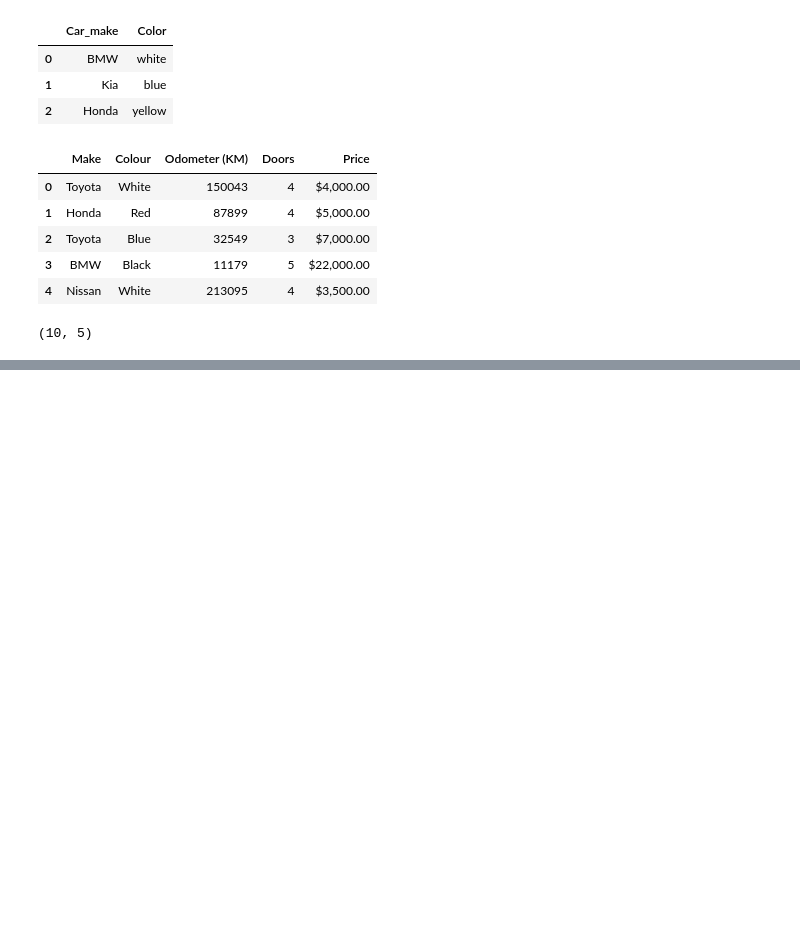
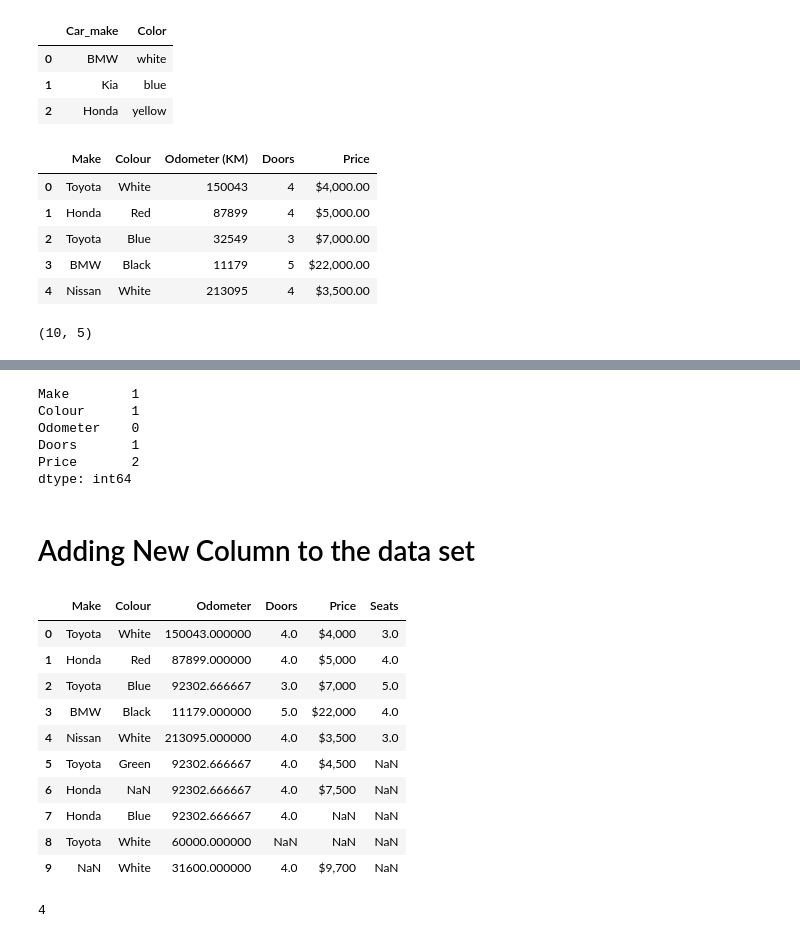
Before and after one commit to GKPSingh/PandasPractice, a Jupyter notebook: Pandas Practice.ipynb, the cells around one changed output, grey strips where cells are left out. Drawn from its saved outputs; the diff is of its cells as text; code cells hidden in the pictures; blank space fills up the shorter version.

```diff
--- a/Pandas Practice.ipynb
+++ b/Pandas Practice.ipynb
@@ -43,0 +156,3 @@ car_sales.shape
+# %%
+df = pd.read_csv('car-sales-missing-data.csv')
+df.head()
@@ -43,0 +166,3 @@ car_sales.shape
+# %%
+odometer_mean=df['Odometer'].mean()
+odometer_mean
@@ -43,0 +171,2 @@ car_sales.shape
+# %%
+df['Odometer'].fillna(odometer_mean, inplace=True)
@@ -43,0 +182,34 @@ car_sales.shape
+# %%
+df.isna().sum()
+# %% [output]
+Make        1
+Colour      1
+Odometer    0
+Doors       1
+Price       2
+dtype: int64
+# %% [markdown]
+# Adding New Column to the data set
+# %%
+# Making a series
+seats_column=pd.Series([3,4,5,4,3])
+# New Column
+df['Seats']=seats_column
+df
+# %% [output]
+|  | Make | Colour | Odometer | Doors | Price | Seats |
+| 0 | Toyota | White | 150043.000000 | 4.0 | $4,000 | 3.0 |
+| 1 | Honda | Red | 87899.000000 | 4.0 | $5,000 | 4.0 |
+| 2 | Toyota | Blue | 92302.666667 | 3.0 | $7,000 | 5.0 |
+| 3 | BMW | Black | 11179.000000 | 5.0 | $22,000 | 4.0 |
+| 4 | Nissan | White | 213095.000000 | 4.0 | $3,500 | 3.0 |
+| 5 | Toyota | Green | 92302.666667 | 4.0 | $4,500 | NaN |
+| 6 | Honda | NaN | 92302.666667 | 4.0 | $7,500 | NaN |
+| 7 | Honda | Blue | 92302.666667 | 4.0 | NaN | NaN |
+| 8 | Toyota | White | 60000.000000 | NaN | NaN | NaN |
+| 9 | NaN | White | 31600.000000 | 4.0 | $9,700 | NaN |
+# %%
+seat_mean = round(df['Seats'].mean())
+seat_mean
+# %% [output]
+4
```
Also changed, not shown: parts of 25 cells of this notebook, 1 other file.
